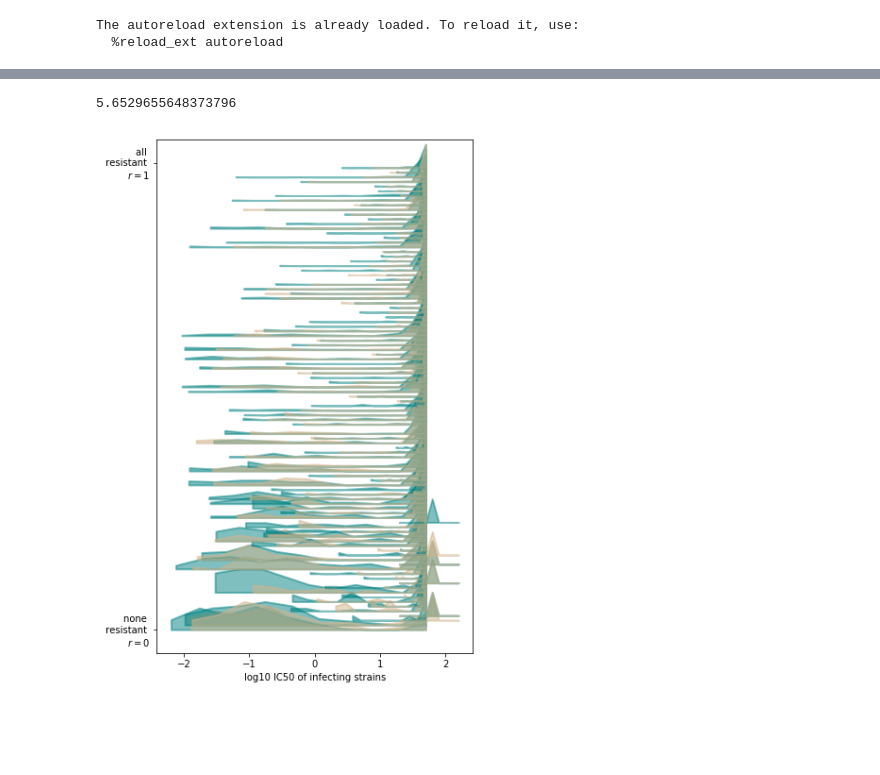
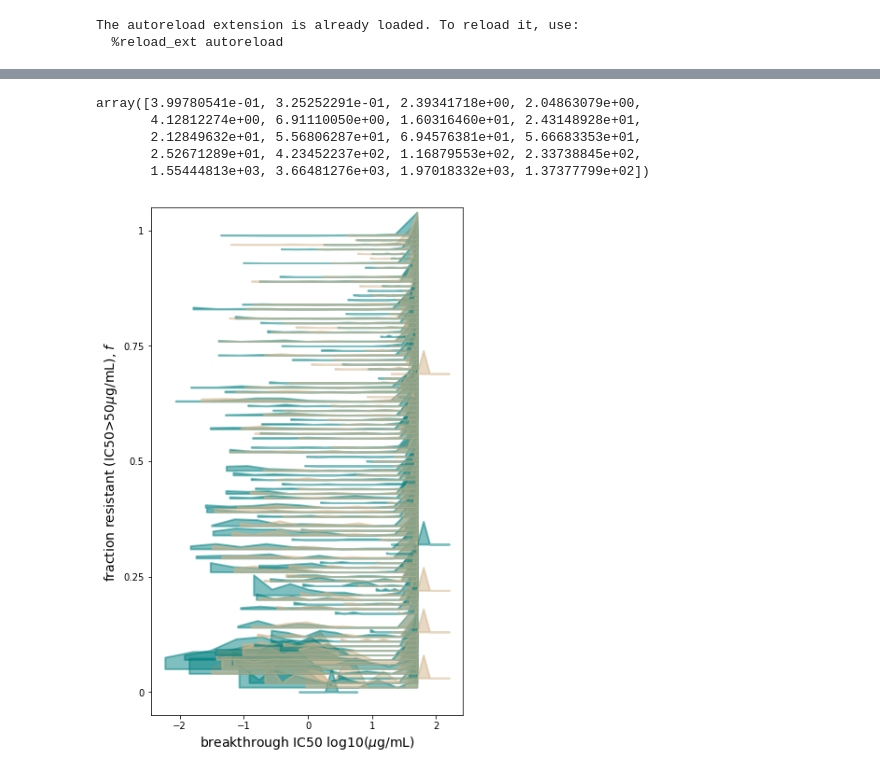
Before and after one commit to dbrvs/AMP-mechanisms, a Jupyter notebook: clinical-regression.ipynb, the cells around one changed output, grey strips where cells are left out. Saved outputs shown, nothing was run; the diff lists cells and outputs as text; code cells hidden in the pictures; blank space fills up the shorter version.

```diff
--- a/clinical-regression.ipynb
+++ b/clinical-regression.ipynb
@@ -53,3 +86,15 @@ Text(0,0.5,'true time to detection (days)')
 # %%
 #maybe go back and remake to calculate the actual concentration at breakthrough,
 #see if we can infer that from the various readouts too
+# %%
+#local sensitivity analyses
+
+nts=10 #number of trials
+Nps=10 #number of exposures per trial
+
+iv=np.logspace(0,3,nts) #potency factor
+rf=np.linspace(0,1,nts) #resistant fraction
+mx=50+np.logspace(0,4,nts) #maximum IC50
+A0=np.arange(1,nts*3,3) #initial number of infected cells
+
+varz=np.array([iv,rf,mx,A0])
@@ -56,21 +123,25 @@ Text(0,0.5,'true time to detection (days)')
+# %%
+#plot local
+for o in range(len(local_out[:,0])):
+    plt.figure(figsize=(4,3))
+    for ii in range(2):
+        plt.scatter(varz[0],local_out[o,ii],c=trialcolz[ii])
+    plt.xlabel(varnamez[0])
+    plt.ylabel(outnamez[o])
+    plt.tight_layout()
 # %%
 #now do global sensitivity analyses!
 
 nts=100 #number of trials
 Nps=100 #number of exposures per trial
 
-iv=10**np.random.uniform(0,3,[nts])
-rf=np.random.random([nts])
-mx=50+10**np.random.uniform(0,4,[nts])
-A0=np.random.randint(0,20,[nts])
+lhvals=lhs(len(varz), samples=nts).T*varz #latin hypercube samples
 
-tr10=[]
-tr30=[]
-counter=0
+tr10=[]; tr30=[]; counter=0
 for ii in range(nts):
     tr10.append(AMPmodule.trial(name='d10_'+str(counter), nps=Nps, tF=560,
                        dose=10, clade='bimodal',
-                       rfrac=rf[ii], A0=A0[ii], iv_phi=iv[ii], maxIC50=mx[ii],
+                       rfrac=lhvals[1,ii], A0=lhvals[3,ii], iv_phi=lhvals[0,ii], maxIC50=lhvals[2,ii],
                            v_flg=False, keep_flg=0))
 
     tr30.append(AMPmodule.trial(name='d30_'+str(counter), nps=Nps, tF=560,
@@ -79,4 +150,6 @@ for ii in range(nts):
                            v_flg=False, keep_flg=0))
     counter+=1
     print(counter)
+
+global_out=analyze_out(nts,tr10,tr30)
 # %% [output]
@@ -171,46 +157,53 @@ outcomes=np.array([PE,fpvls_avg,fpvls_std,IC50s_avg,IC50s_std])
-# %%
-np.nanmean(fpvls)
-# %% [output]
-5.6529655648373796
+# %%
+lhvals=lhs(len(varz), samples=nts).T*varz #latin hypercube samples
+lhvals[0,:]
+# %% [output]
+array([3.99780541e-01, 3.25252291e-01, 2.39341718e+00, 2.04863079e+00,
+       4.12812274e+00, 6.91110050e+00, 1.60316460e+01, 2.43148928e+01,
+       2.12849632e+01, 5.56806287e+01, 6.94576381e+01, 5.66683353e+01,
+       2.52671289e+01, 4.23452237e+02, 1.16879553e+02, 2.33738845e+02,
+       1.55444813e+03, 3.66481276e+03, 1.97018332e+03, 1.37377799e+02])
 # %%
-#plot some of these quantities, could be downsampled
+#density plot of breakthrough IC50 against resistant fraction
 plt.figure(figsize=(6,10))
 inds=np.argsort(rf)
 pind=0
 pindfac=5
-trialcolz=['teal','tan']
 for it in inds:
 
     for ii in range(2):
 
         if ii==0:
             tr=tr10[it]
             #plt.ylabel('IC50s of infecting strain log10($\mu$g/mL)')
             #plt.title('low dose arm 10mg/kg',fontsize=10)
-            plt.yticks([0,len(inds)/pindfac],['none \n resistant \n $r=0$','all \n resistant \n $r=1$'])
+
         else:
             tr=tr30[it]
             #plt.title('high dose arm 30mg/kg',fontsize=10)
             #plt.yticks([0,len(inds)/pindfac],[])
 
         #rescale the IC50 so its actually what will be measured
         IC50s=np.log10(tr.ic50s[tr.fp_vs>0]/tr.iv_phi)
         IC50s[IC50s>np.log10(50)]=np.log10(50)
 
         #plt.violinplot(IC50s,positions=[rf[it]],widths=0.1)
         #plt.scatter(np.ones(len(IC50s))*rf[it],IC50s,lw=0,alpha=0.2,color='navy')
         hh=np.histogram(IC50s,bins=10)
         plt.fill_between(hh[1][1:],hh[0]/max(hh[0])+pind/pindfac,np.ones(len(hh[1][1:]))*pind/pindfac,lw=2,alpha=0.5,color=trialcolz[ii])
         #plt.plot(hh[1][1:],hh[0]/max(hh[0])+pind/3,lw=2)
         #plt.xlabel('fraction resistant, $f$')
         #plt.xlim([-0.1,1.1])
         #now trial summary outcomes
         PE=1-sum(tr.fp_vs>0)/np.sum(tr_ctl.brks>0)
         plt.ylim([-1,len(inds)/pindfac+1])
 
     pind+=1
-    plt.xlabel('log10 IC50 of infecting strains')    #plt.yticks(range(len(inds)),np.round(rf[inds],2))
+plt.xlabel('breakthrough IC50 log10($\mu$g/mL)',fontsize=14)
+plt.ylabel('fraction resistant (IC50>50$\mu$g/mL), $f$',fontsize=14)
+yt=len(inds)/pindfac
+plt.yticks([0,yt/4,yt/2,yt*3/4,yt],[0,1/4,1/2,3/4,1])
 plt.savefig('figures/gsense_density-rf.pdf',dpi=600)
 # %% [output]
-[figure, old version]
+[figure, new version]
 # %%
```
Also changed, not shown: parts of 18 cells of this notebook, 30 other files.
